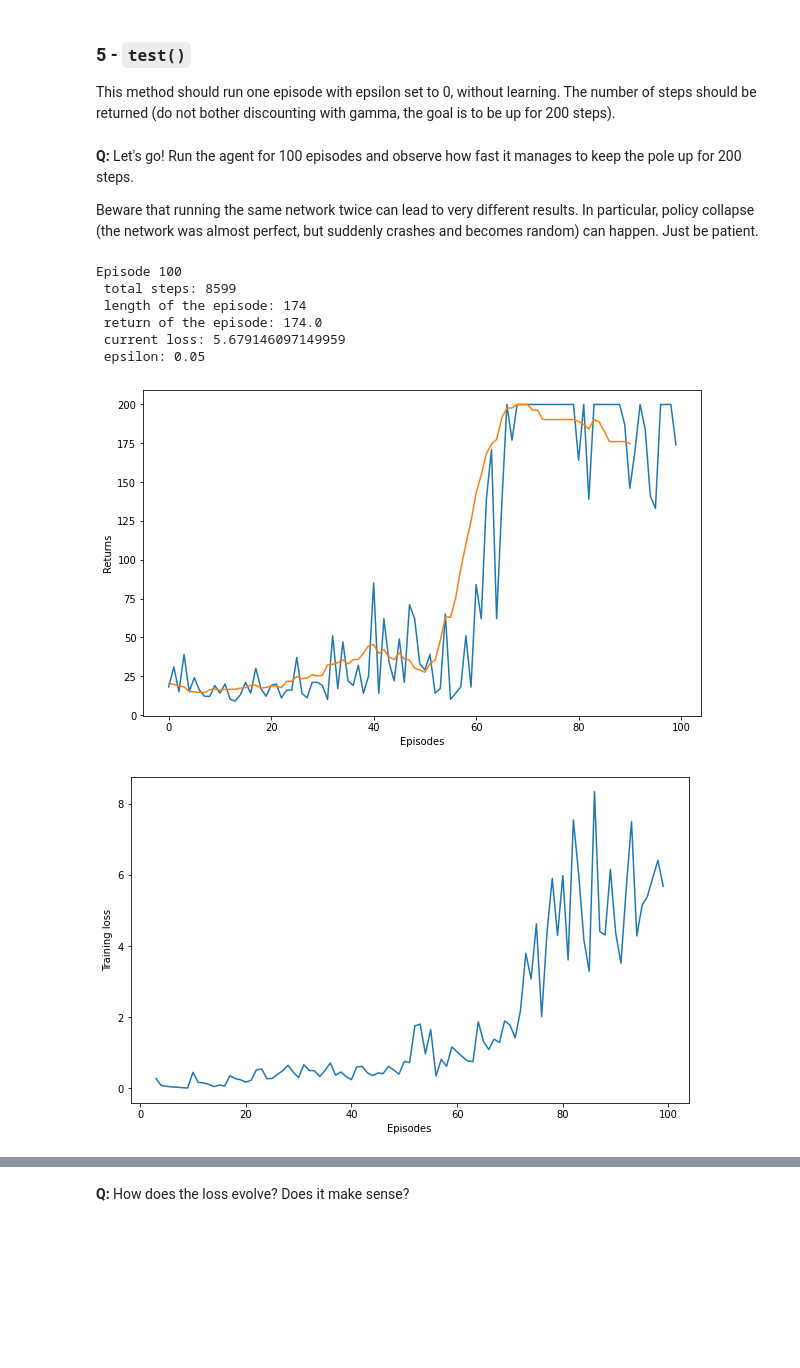
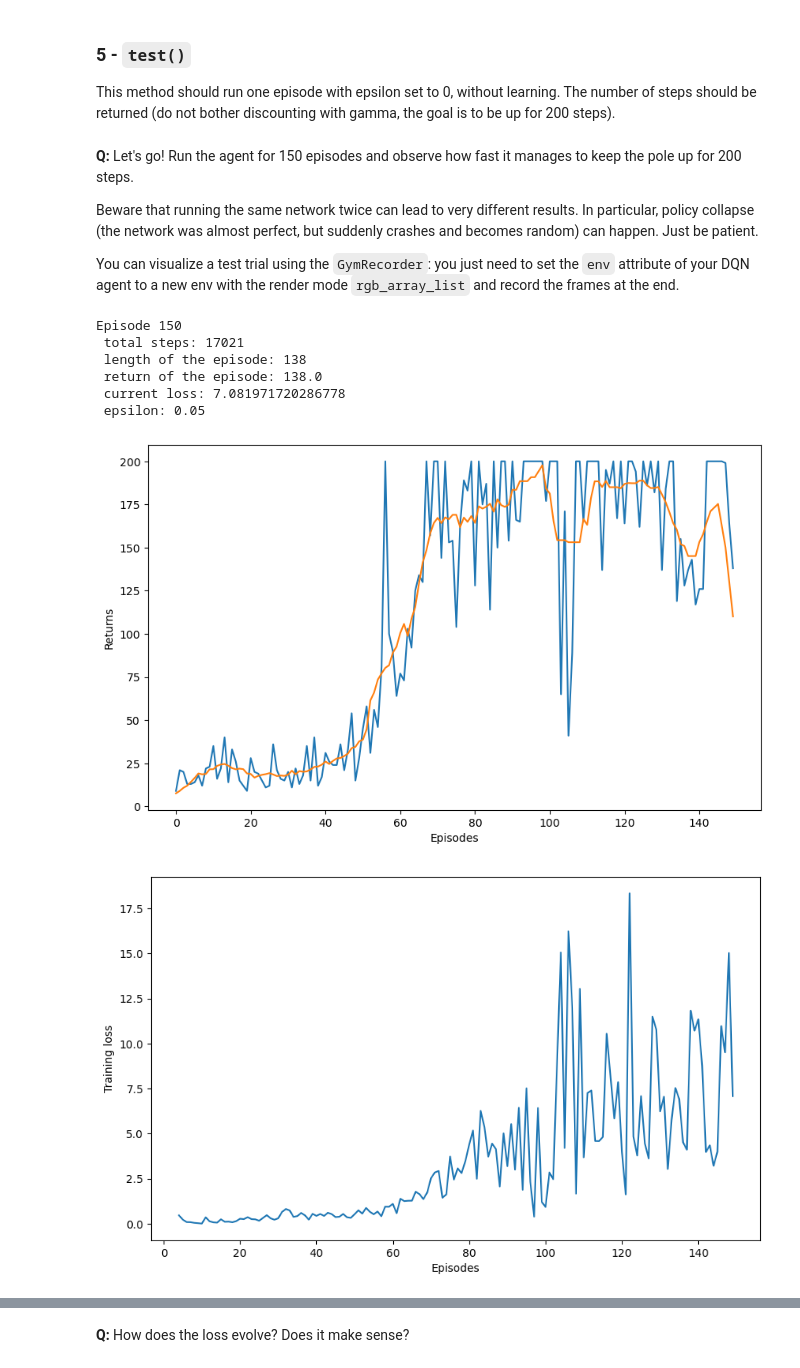
Before and after one commit to vitay/course-deeprl, a Jupyter notebook: notes/exercises/12-DQN-solution.ipynb, the cells around one changed output, grey strips where cells are left out. Drawn from its saved outputs; the diff is of its cells as text; code cells hidden in the pictures; blank space fills up the shorter version.

```diff
--- a/notes/exercises/12-DQN-solution.ipynb
+++ b/notes/exercises/12-DQN-solution.ipynb
@@ -141,7 +146,7 @@ def create_model(env, lr):
     model.add(tf.keras.layers.Dense(64, activation='relu'))
     model.add(tf.keras.layers.Dense(env.action_space.n, activation='linear'))
 
-    model.compile(loss='mse', optimizer=tf.keras.optimizers.Adam(lr=lr))
+    model.compile(loss='mse', optimizer=tf.keras.optimizers.Adam(learning_rate=lr))
 
     print(model.summary())
 
@@ -266,7 +296,7 @@ buffer = ReplayBuffer(100)
 for episode in range(10):
 
     # Reset
-    state = env.reset()
+    state, info = env.reset()
     done = False
 
     # Sample the episode
@@ -276,7 +306,10 @@ for episode in range(10):
         action = env.action_space.sample()
 
         # Perform the action
-        next_state, reward, done, info = env.step(action)
+        next_state, reward, terminal, truncated, info = env.step(action)
+
+        # End of the episode
+        done = terminal or truncated
 
         # Store the transition
         buffer.append(state, action, reward, next_state, done)
@@ -284,7 +317,11 @@ for episode in range(10):
         # Go in the next state
         state = next_state
 
-    # Sample a minibatch
-    batch = buffer.sample(10)
-    print(batch)
+# Sample a minibatch
+batch = buffer.sample(10)
+print("States:", batch[0])
+print("Actions:", batch[1])
+print("Rewards:", batch[2])
+print("Next states:", batch[3])
+print("Dones:", batch[4])
 # %% [output]
@@ -513,9 +550,11 @@ The method should return the training loss, which is contained in the `History`
 
 This method should run one episode with epsilon set to 0, without learning. The number of steps should be returned (do not bother discounting with gamma, the goal is to be up for 200 steps).
 # %% [markdown]
-**Q:** Let's go! Run the agent for 100 episodes and observe how fast it manages to keep the pole up for 200 steps.
+**Q:** Let's go! Run the agent for 150 episodes and observe how fast it manages to keep the pole up for 200 steps.
 
 Beware that running the same network twice can lead to very different results. In particular, policy collapse (the network was almost perfect, but suddenly crashes and becomes random) can happen. Just be patient.
+
+You can visualize a test trial using the `GymRecorder`: you just need to set the `env` attribute of your DQN agent to a new env with the render mode `rgb_array_list` and record the frames at the end.
 # %%
 class DQNAgent:
 
@@ -545,7 +584,7 @@ class DQNAgent:
         if np.random.rand() < self.epsilon: # Random selection
             action = self.env.action_space.sample()
         else: # Use the Q-network to get the greedy action
-            action = self.model.predict(state.reshape((1, env.observation_space.shape[0])))[0].argmax()
+            action = self.model.predict(state.reshape((1, env.observation_space.shape[0])), verbose=0)[0].argmax()
 
         # Decay epsilon
         self.epsilon *= 1 - self.epsilon_decay
@@ -585,7 +624,7 @@ class DQNAgent:
         for episode in range(nb_episodes):
 
             # Reset
-            state = self.env.reset()
+            state, info = self.env.reset()
             done = False
             steps_episode = 0
             return_episode = 0
@@ -599,13 +638,16 @@ class DQNAgent:
                 action = self.act(state)
 
                 # Perform the action
-                next_state, reward, done, info = self.env.step(action)
+                next_state, reward, terminal, truncated, info = self.env.step(action)
+
+                # End of the episode
+                done = terminal or truncated
 
                 # Store the transition
                 self.buffer.append(state, action, reward, next_state, done)
 
                 # Sample a minibatch
-                batch = self.buffer.sample(batch_size)
+                batch = self.buffer.sample(self.batch_size)
 
                 # Train the NN on the minibatch
                 if len(batch) > 0 and steps % self.training_update_period == 0:
@@ -647,13 +689,14 @@ class DQNAgent:
         old_epsilon = self.epsilon
         self.epsilon = 0.0
 
-        state = self.env.reset()
+        state, info = self.env.reset()
         nb_steps = 0
         done = False
 
         while not done:
             action = self.act(state)
-            next_state, reward, done, info = self.env.step(action)
+            next_state, reward, terminal, truncated, info = self.env.step(action)
+            done = terminal or truncated
             state = next_state
             nb_steps += 1
 
@@ -661,7 +704,7 @@ class DQNAgent:
         return nb_steps
 # %%
 # Parameters
-nb_episodes = 100
+nb_episodes = 150
 batch_size = 32
 
 epsilon = 1.0
@@ -676,32 +719,32 @@ training_update_period = 4
 # %%
 # Create the environment
 env = gym.make('CartPole-v0')
 
 # Create the agent
 agent = DQNAgent(env, create_model, learning_rate, epsilon, epsilon_decay, gamma, batch_size, target_update_period, training_update_period, buffer_limit)
 
 # Train the agent
 returns, losses = agent.train(nb_episodes)
 
 # Plot the returns
 plt.figure(figsize=(10, 6))
 plt.plot(returns)
-plt.plot(running_mean(returns, 10))
+plt.plot(running_average(returns, 10))
 plt.xlabel("Episodes")
 plt.ylabel("Returns")
 
 # Plot the losses
 plt.figure(figsize=(10, 6))
 plt.plot(losses)
 plt.xlabel("Episodes")
 plt.ylabel("Training loss")
 plt.show()
 # %% [output]
-Episode 100
- total steps: 8599
- length of the episode: 174
- return of the episode: 174.0
- current loss: 5.679146097149959
+Episode 150
+ total steps: 17021
+ length of the episode: 138
+ return of the episode: 138.0
+ current loss: 7.081971720286778
  epsilon: 0.05
-[figure, old version]
+[figure, new version]
-[figure, old version]
+[figure, new version]
```
Also changed, not shown: parts of 22 cells of this notebook, 53 other files.
